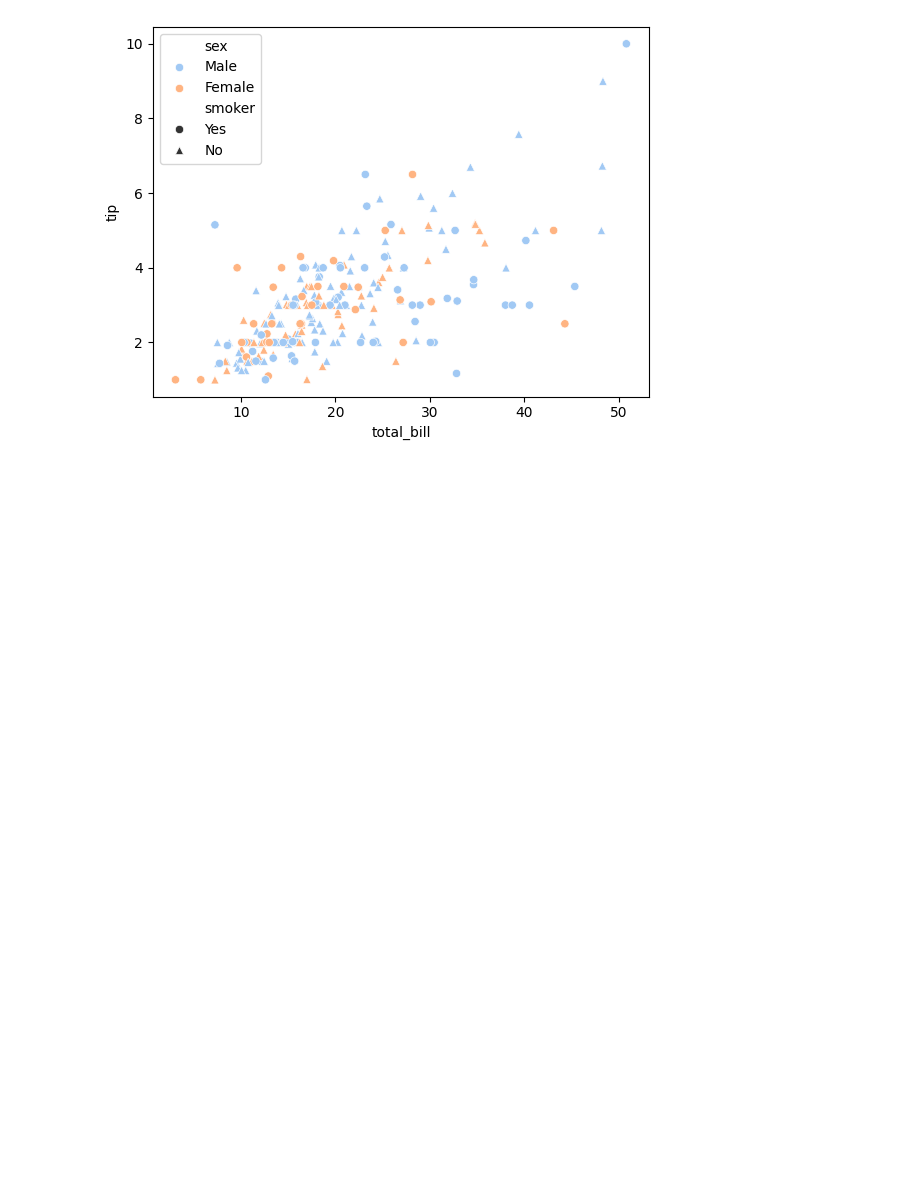
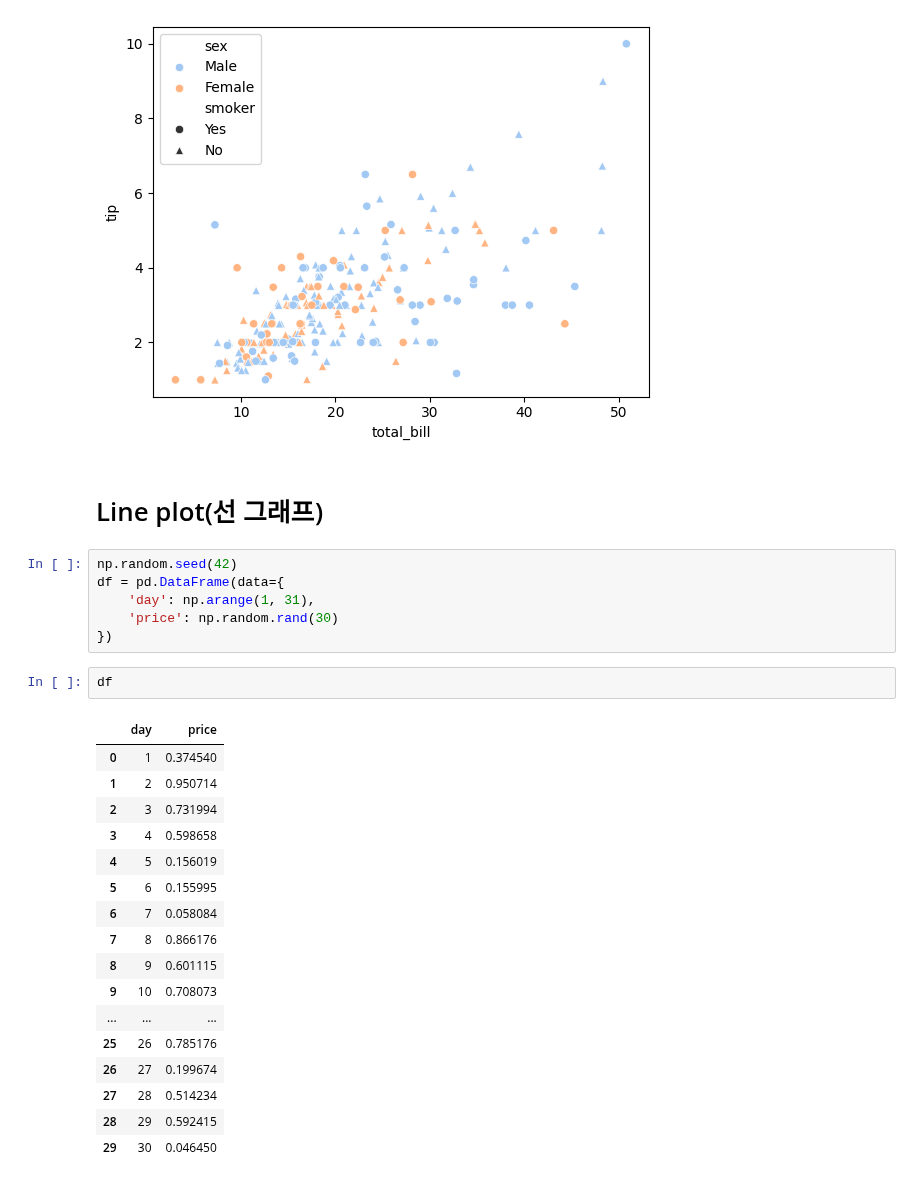
Before and after one commit to JakeOh/202511_BD53, a Jupyter notebook: lab_python/da05_seaborn.ipynb, the cells around one changed output. Saved outputs shown, nothing was run; the diff lists cells and outputs as text; blank space fills up the shorter version.

```diff
--- a/lab_python/da05_seaborn.ipynb
+++ b/lab_python/da05_seaborn.ipynb
@@ -483,3 +483,31 @@ sns.scatterplot(data=tips, x='total_bill', y='tip', hue='sex', style='smoker',
 plt.show()
 # %% [output]
 [figure]
+# %% [markdown]
+# Line plot(선 그래프)
+# %%
+np.random.seed(42)
+df = pd.DataFrame(data={
+    'day': np.arange(1, 31),
+    'price': np.random.rand(30)
+})
+# %%
+df
+# %% [output]
+|  | day | price |
+| 0 | 1 | 0.374540 |
+| 1 | 2 | 0.950714 |
+| 2 | 3 | 0.731994 |
+| 3 | 4 | 0.598658 |
+| 4 | 5 | 0.156019 |
+| 5 | 6 | 0.155995 |
+| 6 | 7 | 0.058084 |
+| 7 | 8 | 0.866176 |
+| 8 | 9 | 0.601115 |
+| 9 | 10 | 0.708073 |
+| ... | ... | ... |
+| 25 | 26 | 0.785176 |
+| 26 | 27 | 0.199674 |
+| 27 | 28 | 0.514234 |
+| 28 | 29 | 0.592415 |
+| 29 | 30 | 0.046450 |
```
Also changed, not shown: parts of 4 cells of this notebook.
